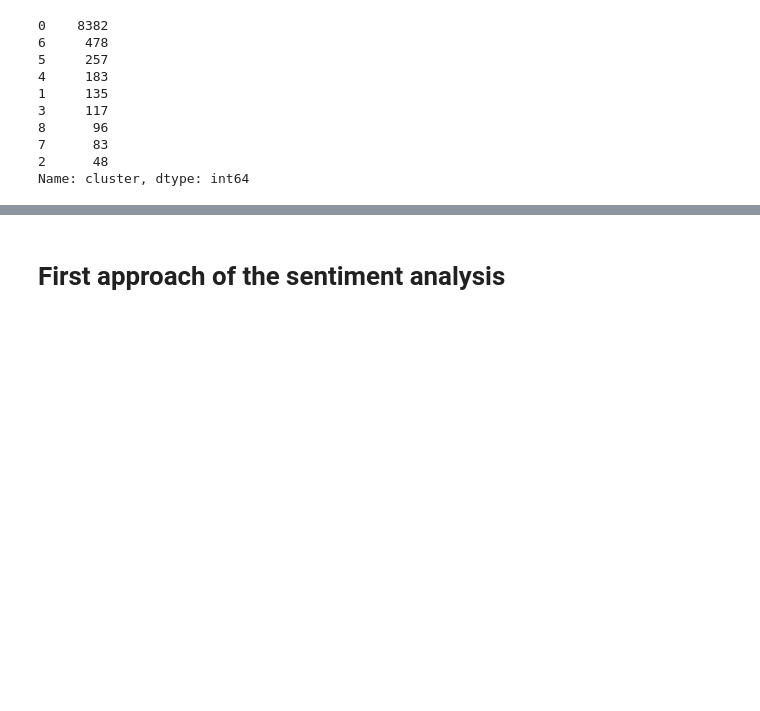
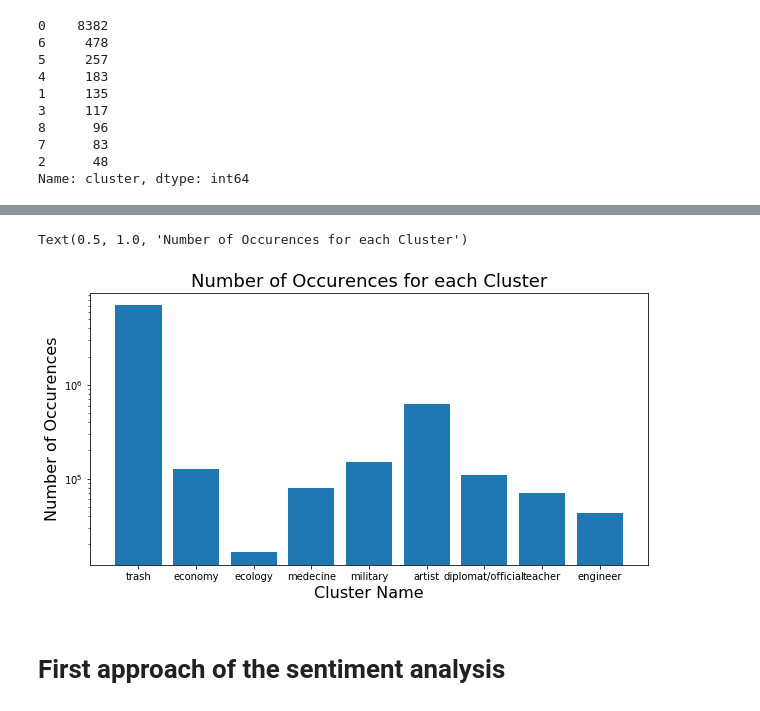
Before and after one commit to epfl-ada/ada-2021-project-abracadabra, a Jupyter notebook: Milestone 2.ipynb, the cells around one changed output, grey strips where cells are left out. Drawn from its saved outputs; the diff is of its cells as text; code cells hidden in the pictures; blank space fills up the shorter version.

Commit message:
clustering plot

```diff
--- a/Milestone 2.ipynb
+++ b/Milestone 2.ipynb
@@ -681,7 +667,7 @@ df_cluster['cluster'].value_counts()
 Name: cluster, dtype: int64
 # %%
 #assign the value 1 for the economy cluster and value 2 to the ecology cluster
-for index, row in df_good.iterrows():
+for index, row in df_cluster.iterrows():
     words = row['Label'].split()
     words = words + row['Description'].split()
     for w in words:
@@ -725,0 +721,5 @@ cluster_name = {0:'trash',
+# %%
+cluster_occu = {}
+for i in cluster_name:
+    cluster_occu[i] = df_cluster[df_cluster['cluster']==i]['Occurences'].sum()
+print(cluster_occu)
@@ -725,0 +732,7 @@ cluster_name = {0:'trash',
+# %%
+data = {'cluster':list(cluster_occu.keys()),
+        'occu':list(cluster_occu.values()),'name':list(cluster_name.values())}
+
+df_plot = pd.DataFrame(data)
+#df_plot = df_plot.drop(0)
+df_plot
@@ -726,3 +750,12 @@ cluster_name = {0:'trash',
+# %%
+fig, ax = plt.subplots(figsize=(10,5))
+plt.bar('name', 'occu',data=df_plot, log=True)
+plt.xlabel("Cluster Name", size=16)
+plt.ylabel("Number of Occurences", size=16)
+plt.title("Number of Occurences for each Cluster", size=18)
+# %% [output]
+Text(0.5, 1.0, 'Number of Occurences for each Cluster')
+[figure, added]
 # %% [markdown]
 # First approach of the sentiment analysis
 # %% [markdown]
```
Also changed, not shown: parts of 8 cells of this notebook.
